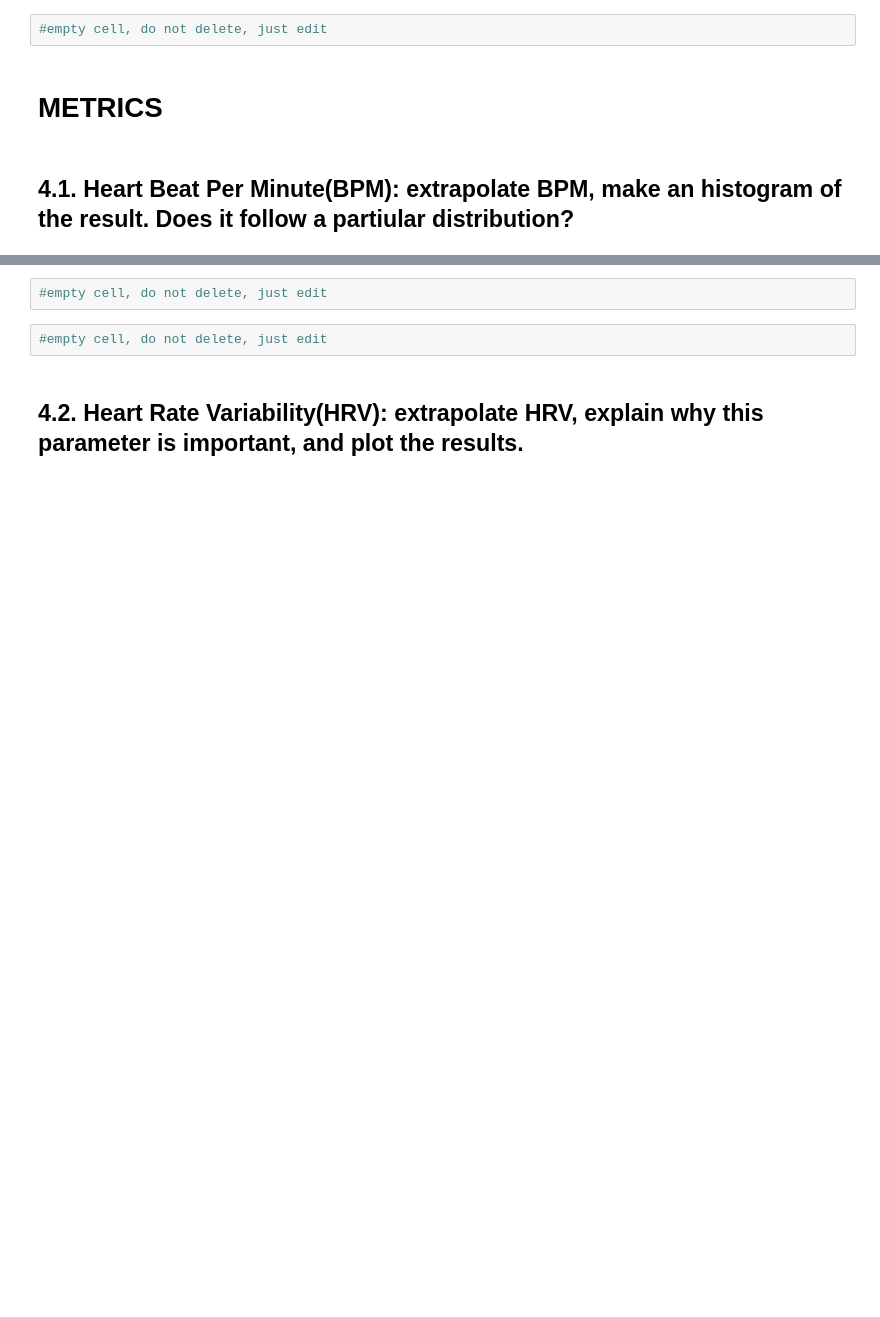
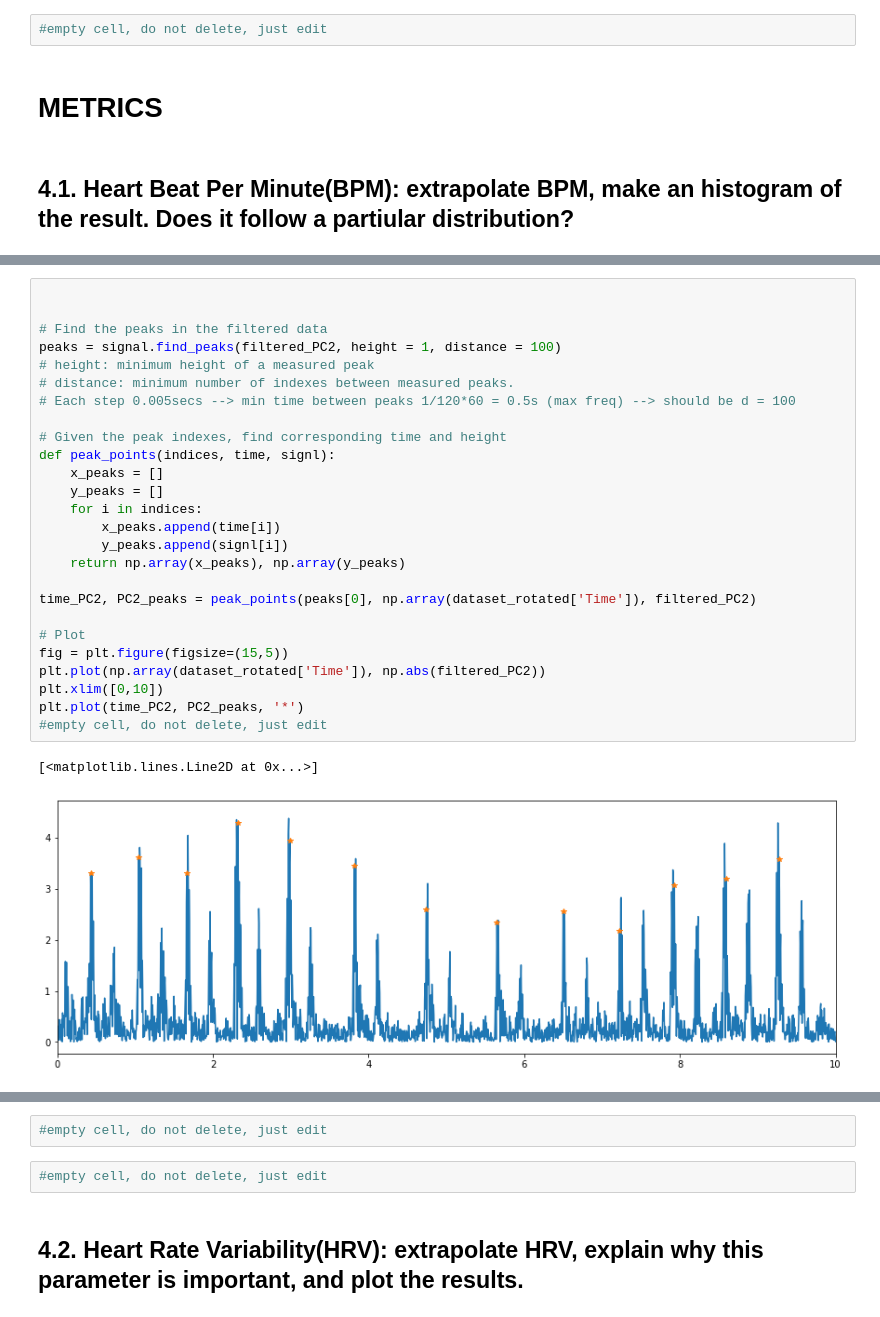
Before and after one commit to AleCapoPhys/HeartRateEstimation, a Jupyter notebook: Project_Clean_data.ipynb, the cells around one changed output, grey strips where cells are left out. Saved outputs shown, nothing was run; the diff lists cells and outputs as text; blank space fills up the shorter version.

```diff
--- a/Project_Clean_data.ipynb
+++ b/Project_Clean_data.ipynb
@@ -662,0 +664,29 @@ for i in FFTs:
+# %%
+
+
+# Find the peaks in the filtered data
+peaks = signal.find_peaks(filtered_PC2, height = 1, distance = 100)
+# height: minimum height of a measured peak
+# distance: minimum number of indexes between measured peaks.
+# Each step 0.005secs --> min time between peaks 1/120*60 = 0.5s (max freq) --> should be d = 100
+
+# Given the peak indexes, find corresponding time and height
+def peak_points(indices, time, signl):
+    x_peaks = []
+    y_peaks = []
+    for i in indices:
+        x_peaks.append(time[i])
+        y_peaks.append(signl[i])
+    return np.array(x_peaks), np.array(y_peaks)
+
+time_PC2, PC2_peaks = peak_points(peaks[0], np.array(dataset_rotated['Time']), filtered_PC2)
+
+# Plot
+fig = plt.figure(figsize=(15,5))
+plt.plot(np.array(dataset_rotated['Time']), np.abs(filtered_PC2))
+plt.xlim([0,10])
+plt.plot(time_PC2, PC2_peaks, '*')
+#empty cell, do not delete, just edit
+# %% [output]
+[<matplotlib.lines.Line2D at 0x...>]
+[figure, added]
```
Also changed, not shown: parts of 11 cells of this notebook.
